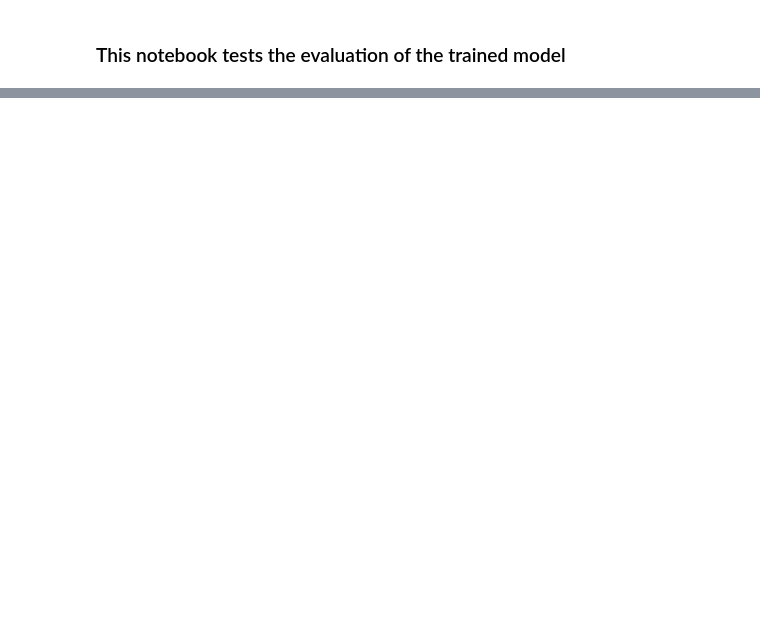
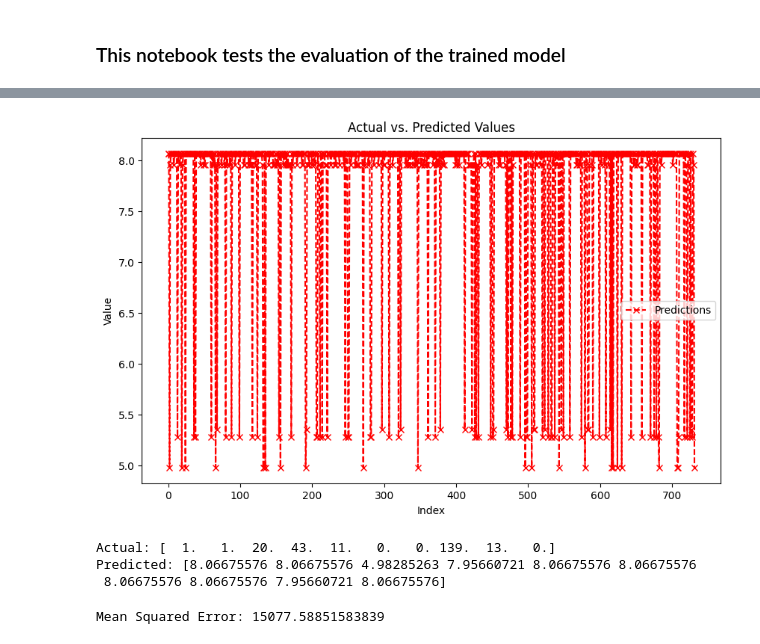
Before and after one commit to bhargobdeka/Real-estate-ML, a Jupyter notebook: notebooks/evaluation.ipynb, the cells around one changed output, grey strips where cells are left out. Saved outputs shown, nothing was run; the diff lists cells and outputs as text; code cells hidden in the pictures; blank space fills up the shorter version.

```diff
--- a/notebooks/evaluation.ipynb
+++ b/notebooks/evaluation.ipynb
@@ -84,0 +104,29 @@ testing_df.head(5)
+# %%
+# plot the predictions
+# Plotting
+plt.figure(figsize=(10, 6))
+
+# Plot actual values
+# plt.plot(y, label='Actual', marker='o', color='blue')
+
+# Plot predictions
+plt.plot(predictions, label='Predictions', marker='x', linestyle='dashed', color='red')
+
+# Add labels and title
+plt.xlabel('Index')
+plt.ylabel('Value')
+plt.title('Actual vs. Predicted Values')
+plt.legend()
+
+# Show plot
+plt.show()
+# %% [output]
+[figure, added]
+# %%
+# print the actual and predicted values for the first 10 samples
+print(f"Actual: {y[:10].values}")
+print(f"Predicted: {predictions[:10]}")
+# %% [output]
+Actual: [  1.   1.  20.  43.  11.   0.   0. 139.  13.   0.]
+Predicted: [8.06675576 8.06675576 4.98285263 7.95660721 8.06675576 8.06675576
+ 8.06675576 8.06675576 7.95660721 8.06675576]
@@ -84,0 +144,9 @@ testing_df.head(5)
+# %%
+# accuracy of the model
+from sklearn.metrics import mean_squared_error, mean_absolute_error, r2_score
+
+# calculate the mean squared error
+mse = mean_squared_error(y, predictions)
+print(f"Mean Squared Error: {mse}")
+# %% [output]
+Mean Squared Error: 15077.58851583839
```
Also changed, not shown: parts of 18 cells of this notebook, 9 other files.
